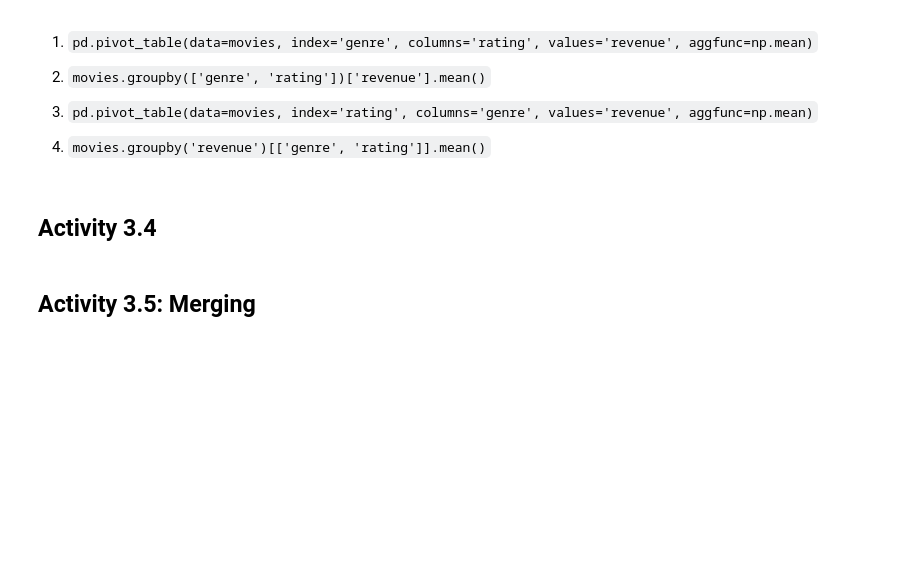
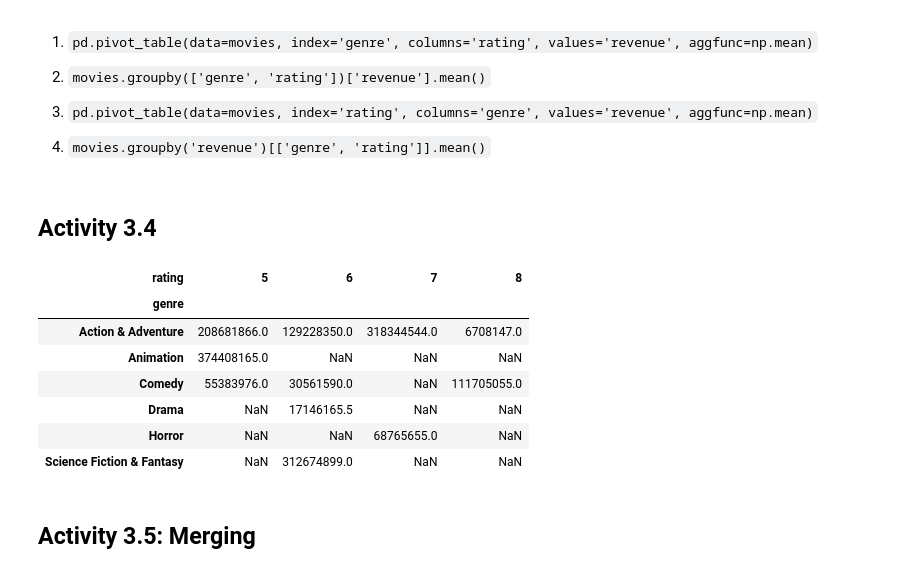
Before and after one commit to aarif-razak/cs439Work, a Jupyter notebook: Lab2/02_ahr58_Lab2.ipynb, the cells around one changed output. Cells and saved outputs as stored; diff of their text form; code cells hidden in the pictures; blank space fills up the shorter version.

```diff
--- a/Lab2/02_ahr58_Lab2.ipynb
+++ b/Lab2/02_ahr58_Lab2.ipynb
@@ -838,8 +842,17 @@ Let's look at the `movies` dataframe. Which of the following lines of code will
 ## Activity 3.4
 # %%
 ### BEGIN SOLUTION
-answer =
+answer =  1
 ### END SOLUTION
+# %% [output]
+| rating | 5 | 6 | 7 | 8 |
+| genre |  |  |  |  |
+| Action & Adventure | 208681866.0 | 129228350.0 | 318344544.0 | 6708147.0 |
+| Animation | 374408165.0 | NaN | NaN | NaN |
+| Comedy | 55383976.0 | 30561590.0 | NaN | 111705055.0 |
+| Drama | NaN | 17146165.5 | NaN | NaN |
+| Horror | NaN | NaN | 68765655.0 | NaN |
+| Science Fiction & Fantasy | NaN | 312674899.0 | NaN | NaN |
 # %% [markdown]
 ## Activity 3.5: Merging
 # %% [markdown]
```
Also changed, not shown: parts of 9 cells of this notebook.
